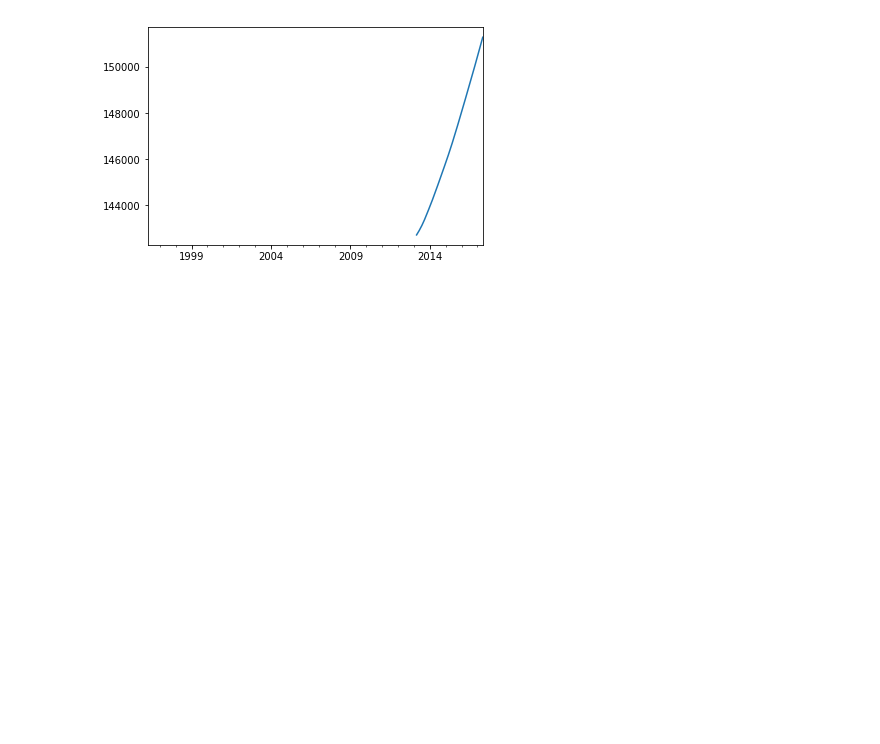
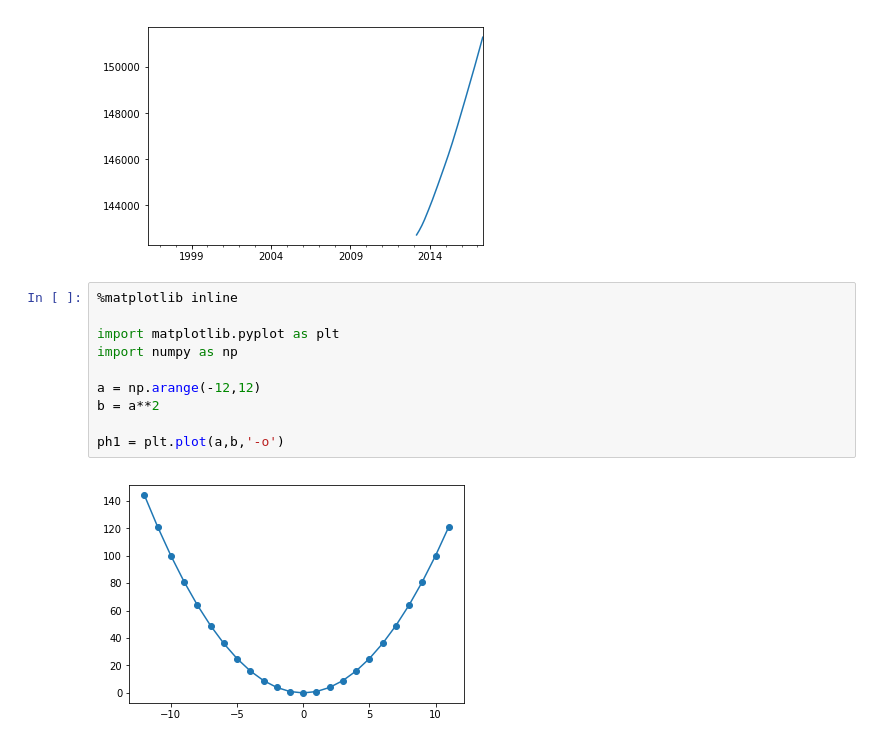
Before and after one commit to kkwteh/cdips_hpi_forecast, a Jupyter notebook: ARIMA.ipynb, the cells around one changed output. Saved outputs shown, nothing was run; the diff lists cells and outputs as text; blank space fills up the shorter version.

```diff
--- a/ARIMA.ipynb
+++ b/ARIMA.ipynb
@@ -212,3 +212,15 @@ pd.rolling_mean(ts,window=204).plot()
   from ipykernel import kernelapp as app
 <matplotlib.axes._subplots.AxesSubplot at 0x...>
 [figure]
+# %%
+%matplotlib inline
+
+import matplotlib.pyplot as plt
+import numpy as np
+
+a = np.arange(-12,12)
+b = a**2
+
+ph1 = plt.plot(a,b,'-o')
+# %% [output]
+[figure, added]
```
Also changed, not shown: parts of 1 cell of this notebook.
